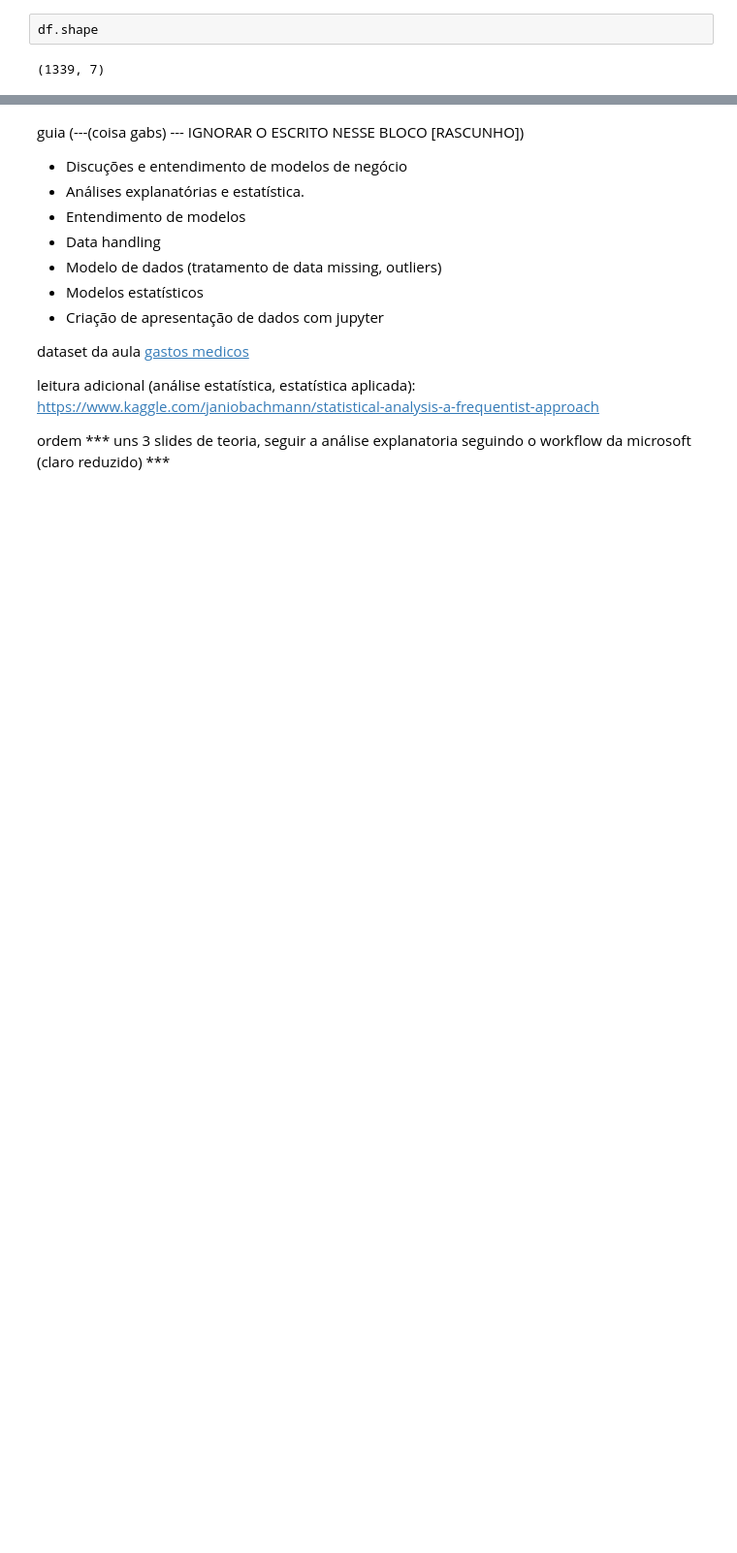
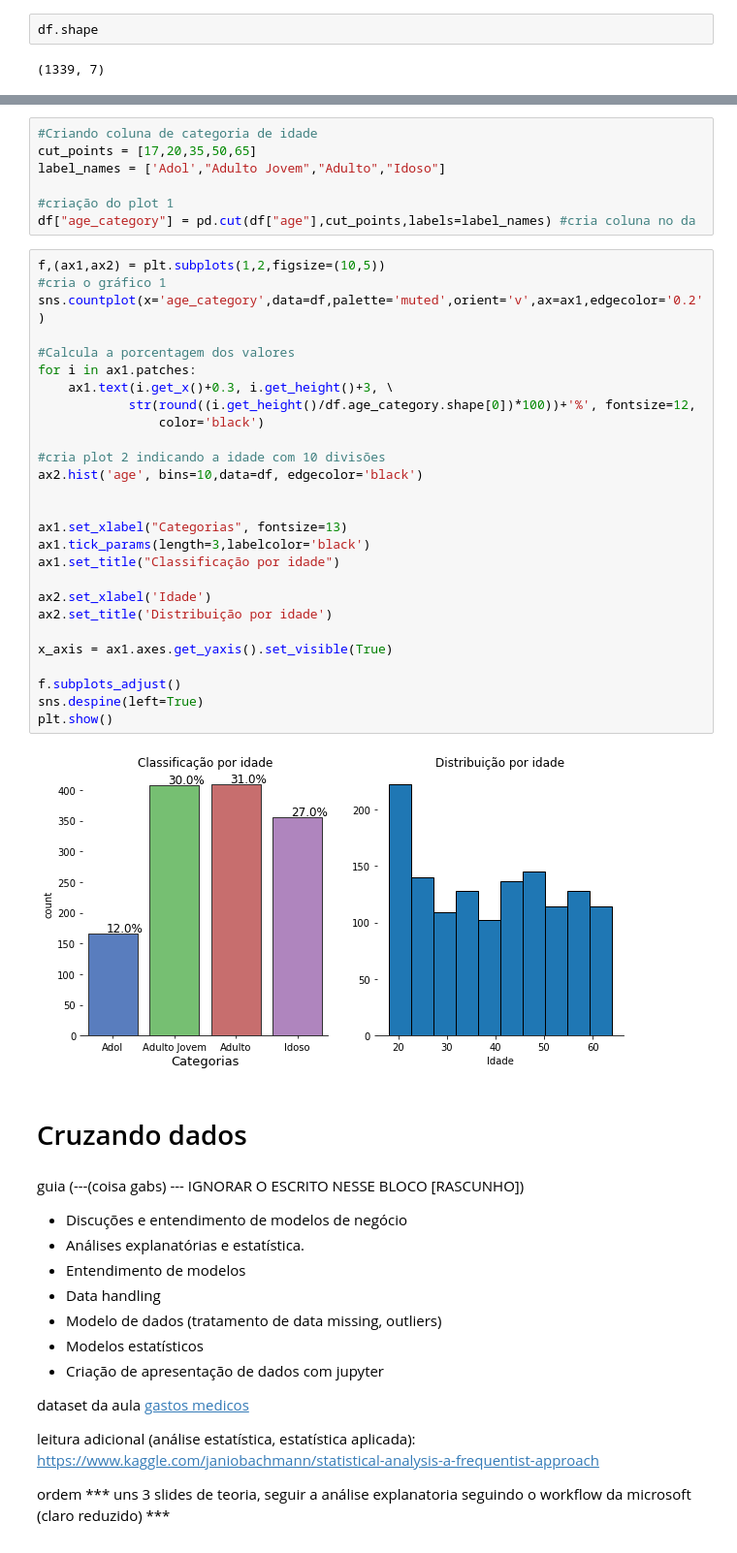
Before and after one commit to araramakerspace/CursoDataScience, a Jupyter notebook: Aula2/Aula3- Analise explanatoria.ipynb, the cells around one changed output, grey strips where cells are left out. Shown at 97% size. Saved outputs shown, nothing was run; the diff lists cells and outputs as text; blank space fills up the shorter version.

```diff
--- a/Aula2/Aula3- Analise explanatoria.ipynb
+++ b/Aula2/Aula3- Analise explanatoria.ipynb
@@ -190,3 +243,41 @@ plt.show()
+# %%
+#Criando coluna de categoria de idade
+cut_points = [17,20,35,50,65]
+label_names = ['Adol',"Adulto Jovem","Adulto","Idoso"]
+
+#criação do plot 1
+df["age_category"] = pd.cut(df["age"],cut_points,labels=label_names) #cria coluna no da
+# %%
+f,(ax1,ax2) = plt.subplots(1,2,figsize=(10,5))
+#cria o gráfico 1
+sns.countplot(x='age_category',data=df,palette='muted',orient='v',ax=ax1,edgecolor='0.2')
+
+#Calcula a porcentagem dos valores
+for i in ax1.patches:
+    ax1.text(i.get_x()+0.3, i.get_height()+3, \
+            str(round((i.get_height()/df.age_category.shape[0])*100))+'%', fontsize=12,
+                color='black')
+
+#cria plot 2 indicando a idade com 10 divisões
+ax2.hist('age', bins=10,data=df, edgecolor='black')
+
+
+ax1.set_xlabel("Categorias", fontsize=13)
+ax1.tick_params(length=3,labelcolor='black')
+ax1.set_title("Classificação por idade")
+
+ax2.set_xlabel('Idade')
+ax2.set_title('Distribuição por idade')
+
+x_axis = ax1.axes.get_yaxis().set_visible(True)
+
+f.subplots_adjust()
+sns.despine(left=True)
+plt.show()
+# %% [output]
+[figure, added]
+# %% [markdown]
+# Cruzando dados
 # %% [markdown]
 
 
```
Also changed, not shown: parts of 13 cells of this notebook.
